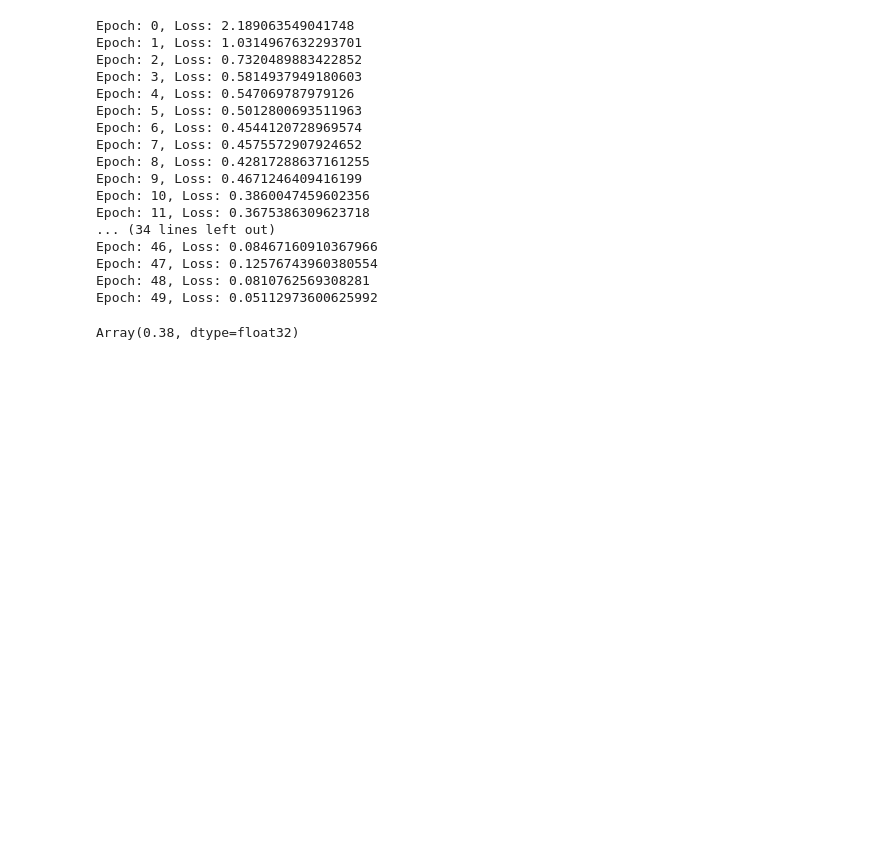
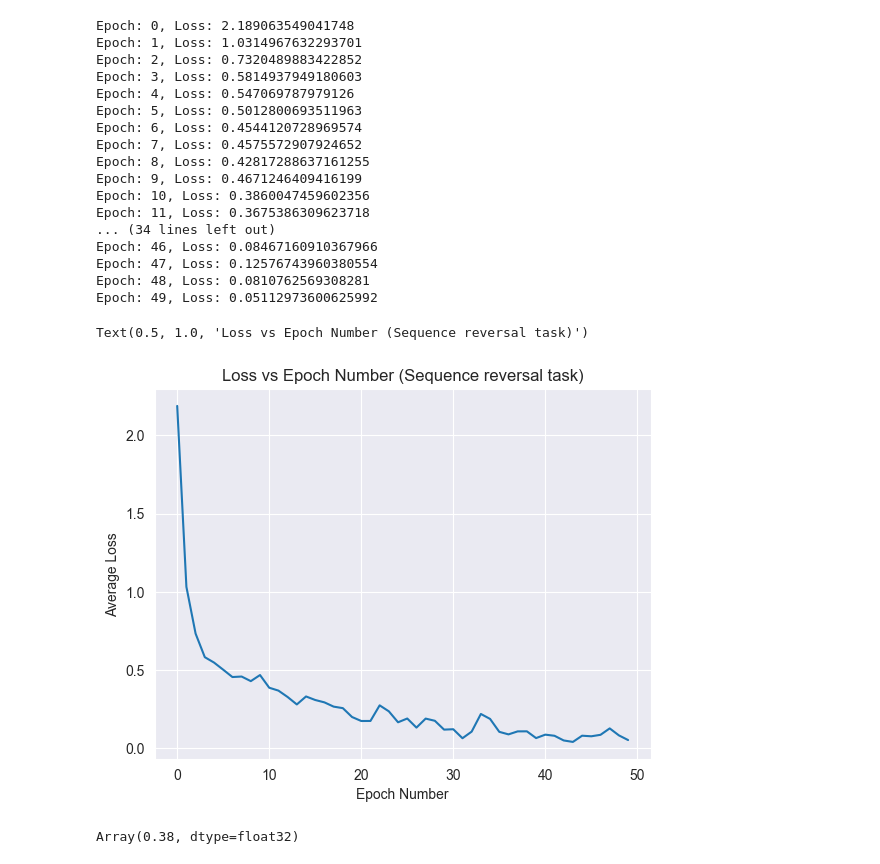
Before and after one commit to sugiyem/dsa4212, a Jupyter notebook: transformers/jax/transformer_test.ipynb, the cells around one changed output. Saved outputs shown, nothing was run; the diff lists cells and outputs as text; code cells hidden in the pictures; blank space fills up the shorter version.

Commit message:
Add plot

```diff
--- a/transformers/jax/transformer_test.ipynb
+++ b/transformers/jax/transformer_test.ipynb
@@ -218,6 +218,16 @@ Epoch: 46, Loss: 0.08467160910367966
 Epoch: 47, Loss: 0.12576743960380554
 Epoch: 48, Loss: 0.0810762569308281
 Epoch: 49, Loss: 0.05112973600625992
+# %%
+sort_loss = list(map(lambda x: x.item(), sort_loss))
+# %%
+sns.lineplot(sort_loss)
+plt.xlabel("Epoch Number")
+plt.ylabel("Average Loss")
+plt.title("Loss vs Epoch Number (Sequence reversal task)")
+# %% [output]
+Text(0.5, 1.0, 'Loss vs Epoch Number (Sequence reversal task)')
+[figure, added]
 # %%
 from transformer_train import decode
 
```
